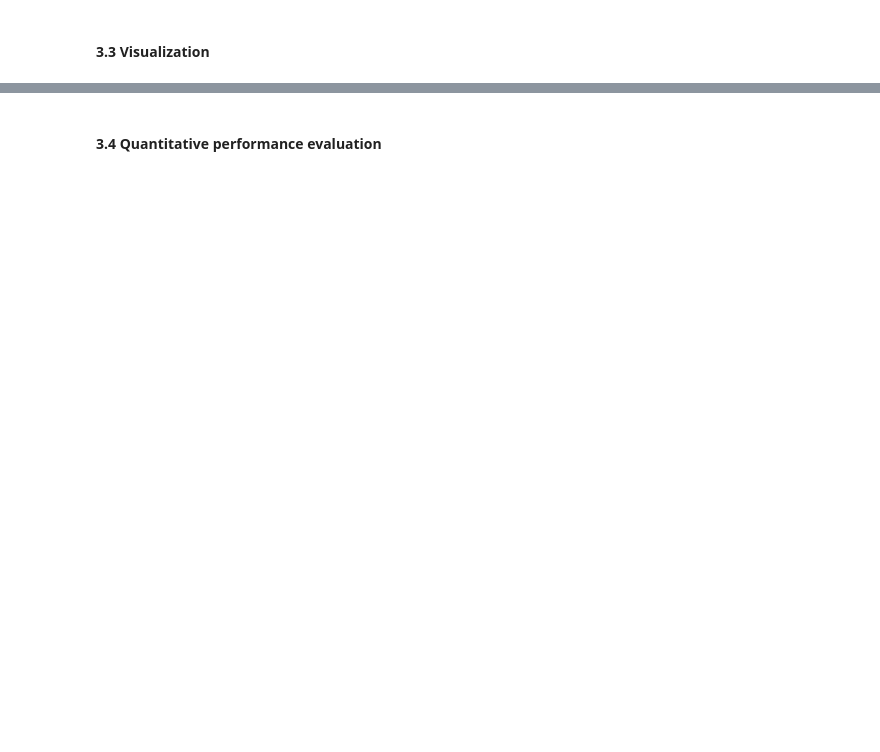
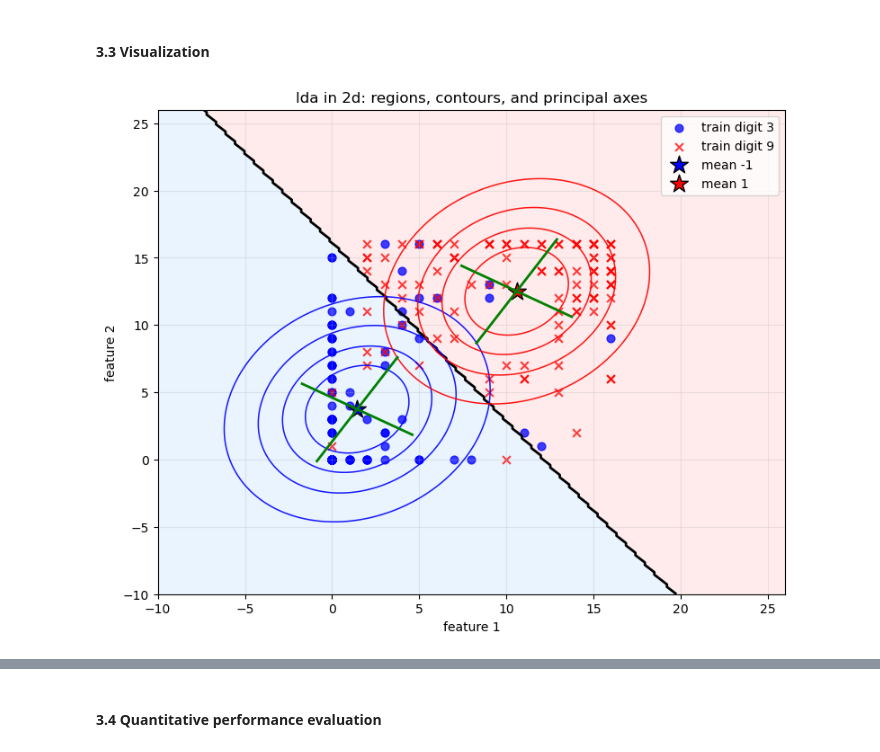
Before and after one commit to binyamolango/machine_learning_essentials, a Jupyter notebook: ex01_linear_classifiers/linear-classifiers.ipynb, the cells around one changed output, grey strips where cells are left out. Drawn from its saved outputs; the diff is of its cells as text; code cells hidden in the pictures; blank space fills up the shorter version.

```diff
--- a/ex01_linear_classifiers/linear-classifiers.ipynb
+++ b/ex01_linear_classifiers/linear-classifiers.ipynb
@@ -276,2 +363,87 @@ plt.show()
 # %% [markdown]
 #### 3.3 Visualization
+# %%
+# build a 200x200 grid in 2d feature space
+pad = 10
+x1_min, x1_max = X2_train[:, 0].min() - pad, X2_train[:, 0].max() + pad
+x2_min, x2_max = X2_train[:, 1].min() - pad, X2_train[:, 1].max() + pad
+
+x1 = np.linspace(x1_min, x1_max, 200)
+x2 = np.linspace(x2_min, x2_max, 200)
+G1, G2 = np.meshgrid(x1, x2)
+Xg = np.column_stack([G1.ravel(), G2.ravel()])
+
+# lda decision regions on the grid
+pred_grid = predict_lda(mu_2d, cov_2d, p_2d, Xg).reshape(G1.shape)
+
+# gaussian contour helper with shared covariance
+def gaussian_density_grid(X, mean, cov):
+    inv_cov = np.linalg.inv(cov)
+    det_cov = np.linalg.det(cov)
+    diff = X - mean
+    q = np.einsum('ij,jk,ik->i', diff, inv_cov, diff)
+    norm = 1.0 / (2 * np.pi * np.sqrt(det_cov))
+    return norm * np.exp(-0.5 * q)
+
+# class isocontours
+Z_neg = gaussian_density_grid(Xg, mu_2d[0], cov_2d).reshape(G1.shape)
+Z_pos = gaussian_density_grid(Xg, mu_2d[1], cov_2d).reshape(G1.shape)
+
+# eigen decomposition for principal axes
+eigvals, eigvecs = np.linalg.eig(cov_2d)
+stds = np.sqrt(np.maximum(eigvals, 0))
+
+plt.figure(figsize=(9, 7))
+
+# decision regions and boundary
+plt.contourf(G1, G2, pred_grid, levels=[-1, 0, 1], colors=['#cfe8ff', '#ffd3d3'], alpha=0.45)
+plt.contour(G1, G2, pred_grid, levels=[0], colors='k', linewidths=2)
+
+# overlay training data
+m3 = y_train_binary == -1
+m9 = y_train_binary == 1
+plt.scatter(X2_train[m3, 0], X2_train[m3, 1], color='blue', marker='o', s=40, alpha=0.75, label='train digit 3')
+plt.scatter(X2_train[m9, 0], X2_train[m9, 1], color='red', marker='x', s=40, alpha=0.75, label='train digit 9')
+
+# means
+plt.scatter(mu_2d[0, 0], mu_2d[0, 1], color='blue', marker='*', s=220, edgecolors='black', label='mean -1')
+plt.scatter(mu_2d[1, 0], mu_2d[1, 1], color='red', marker='*', s=220, edgecolors='black', label='mean 1')
+
+# gaussian isocontours
+levels_neg = np.linspace(Z_neg.max() * 0.15, Z_neg.max() * 0.75, 4)
+levels_pos = np.linspace(Z_pos.max() * 0.15, Z_pos.max() * 0.75, 4)
+plt.contour(G1, G2, Z_neg, levels=levels_neg, colors='blue', linewidths=1.1, alpha=0.9)
+plt.contour(G1, G2, Z_pos, levels=levels_pos, colors='red', linewidths=1.1, alpha=0.9)
+
+# principal axes centered at each class mean
+for mean in [mu_2d[0], mu_2d[1]]:
+    for k in range(2):
+        v = eigvecs[:, k].real
+        s = stds[k].real
+        p1 = mean - s * v
+        p2 = mean + s * v
+        plt.plot([p1[0], p2[0]], [p1[1], p2[1]], color='green', linewidth=2)
+
+plt.title('lda in 2d: regions, contours, and principal axes')
+plt.xlabel('feature 1')
+plt.ylabel('feature 2')
+plt.legend(loc='best')
+plt.grid(alpha=0.25)
+plt.xlim(x1_min, x1_max)
+plt.ylim(x2_min, x2_max)
+plt.show()
+
+# short quality comments for train and test
+print('2d train error:', err_2d_train)
+print('2d test error :', err_2d_test)
+if err_2d_train < 0.15:
+    print('train quality: good separation on training data')
+else:
+    print('train quality: overlap is still visible on training data')
+
+if err_2d_test < 0.20:
+    print('test quality: generalization looks reasonable on test data')
+else:
+    print('test quality: generalization is weak, there is noticeable overlap')
+# %% [output]
+[figure, added]
```
Also changed, not shown: parts of 6 cells of this notebook.
